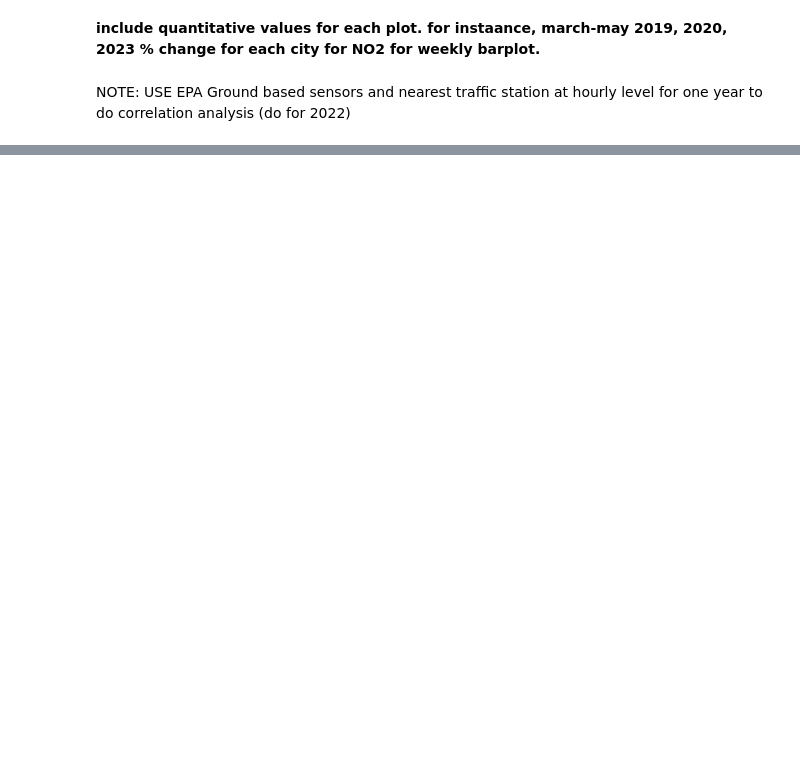
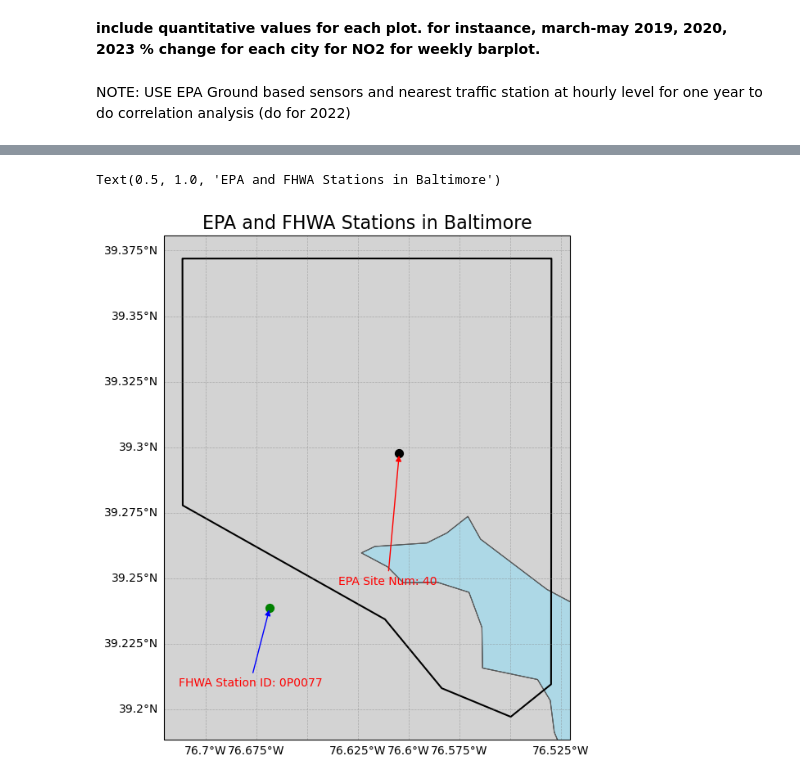
Before and after one commit to SujanNeupane42/NO2-vs-Traffic-Analysis-using-PySpark-and-GeoPandas, a Jupyter notebook: main_notebook.ipynb, the cells around one changed output, grey strips where cells are left out. Drawn from its saved outputs; the diff is of its cells as text; code cells hidden in the pictures; blank space fills up the shorter version.

```diff
--- a/main_notebook.ipynb
+++ b/main_notebook.ipynb
@@ -1901,0 +1598,21 @@ NOTE: USE EPA Ground based sensors and nearest traffic station at hourly level f
+# %%
+baltimore_gdf = city_geometries[city_geometries["City"] == "Baltimore"]
+epa_sensor_within_baltimore = gpd.sjoin(unique_epa_stations, baltimore_gdf, predicate="within")
+try:
+    epa_sensor_within_baltimore.drop(columns=["index_right"], inplace=True)
+except:
+    pass
+# %%
+# unfortunately, the station ID "0P0079" is present in the station metada file but not in the actual data file
+# thats why I am going to use the next closest station
+station_data_2020 = station_data_2020[station_data_2020.Station_Id != "0P0079"]
+# %%
+closest_FHA_station_near_EPA_Station = gpd.sjoin_nearest(epa_sensor_within_baltimore, station_data_2020[["Station_Id", "geometry", "Latitude", "Longitude"]], \
+                                                         how='left', distance_col='distance_meters')
+closest_FHA_station_near_EPA_Station["geometry"] = gpd.points_from_xy(closest_FHA_station_near_EPA_Station["Longitude"], closest_FHA_station_near_EPA_Station["Latitude"])
+closest_FHA_station_near_EPA_Station = gpd.GeoDataFrame(closest_FHA_station_near_EPA_Station, geometry="geometry", crs="EPSG:4326")
+
+try:
+    closest_FHA_station_near_EPA_Station.drop(columns=["index_right"], inplace=True)
+except:
+    pass
@@ -1901,0 +1629,26 @@ NOTE: USE EPA Ground based sensors and nearest traffic station at hourly level f
+# %%
+fig, ax = plt.subplots(figsize=(12, 8), subplot_kw={"projection": ccrs.PlateCarree()})
+ax.add_feature(cfeature.LAND, facecolor='lightgray')
+ax.add_feature(cfeature.OCEAN, facecolor='lightblue')
+ax.add_feature(cfeature.COASTLINE, linewidth=0.8)
+ax.add_feature(cfeature.BORDERS, linestyle=':', linewidth=0.5)
+ax.add_feature(cfeature.STATES, edgecolor='gray', linewidth=0.5)
+gl = ax.gridlines(draw_labels=True, linewidth=0.5, color='gray', alpha=0.5, linestyle='--')
+gl.top_labels = False
+gl.right_labels = False
+
+baltimore_gdf.geometry.boundary.plot(ax=ax, color='black')
+epa_sensor_within_baltimore.plot(ax=ax, color="black", markersize=50, alpha=1)
+for idx, row in epa_sensor_within_baltimore.iterrows():
+    ax.annotate("EPA Site Num: " + str(row['Site Num']), xy=(row.geometry.x, row.geometry.y), xytext=(row.geometry.x-0.03, row.geometry.y - 0.05),
+        arrowprops=dict(facecolor='red', edgecolor='red', arrowstyle='-|>'), fontsize=10, color='red')
+
+closest_FHA_station_near_EPA_Station.plot(ax=ax, color="green", markersize=50, alpha=1)
+for idx, row in closest_FHA_station_near_EPA_Station.iterrows():
+    ax.annotate("FHWA Station ID: " + str(row['Station_Id']), xy=(row.geometry.x, row.geometry.y), xytext=(row.geometry.x-0.045, row.geometry.y - 0.03),
+        arrowprops=dict(facecolor='blue', edgecolor='blue', arrowstyle='-|>'), fontsize=10, color='red')
+
+ax.set_title("EPA and FHWA Stations in Baltimore", fontsize=16)
+# %% [output]
+Text(0.5, 1.0, 'EPA and FHWA Stations in Baltimore')
+[figure, added]
```
Also changed, not shown: parts of 41 cells of this notebook.
